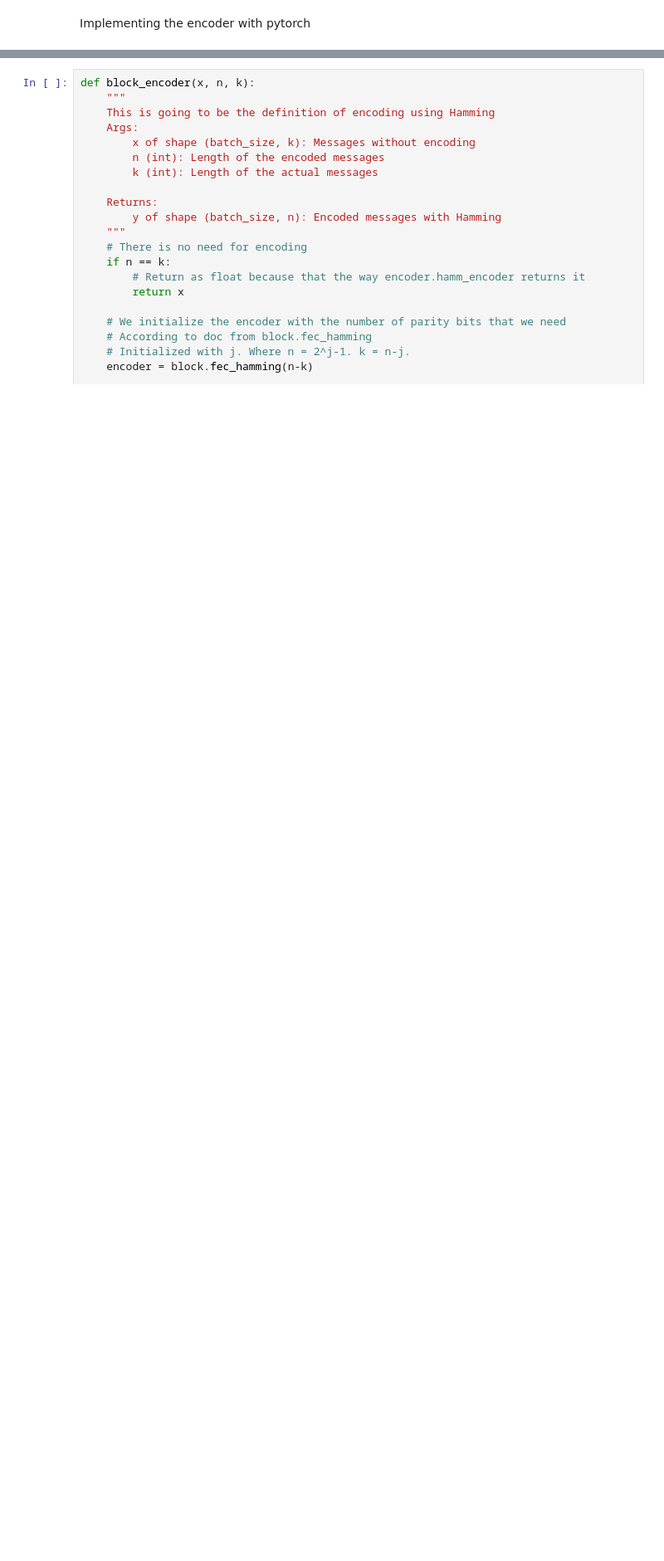
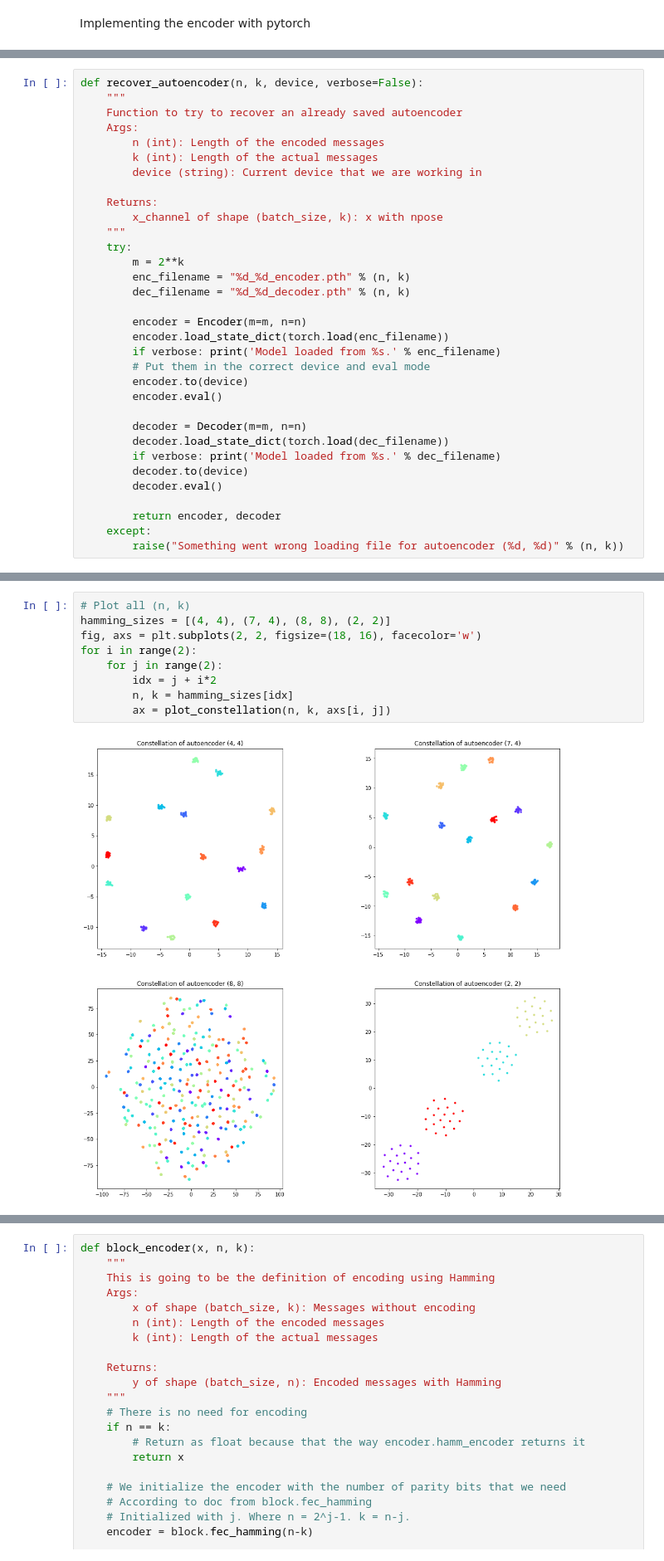
Before and after one commit to aponcedeleonch/Aalto-DL-for-Physical-Layer, a Jupyter notebook: project.ipynb, the cells around one changed output, grey strips where cells are left out. Shown at 83% size. Saved outputs shown, nothing was run; the diff lists cells and outputs as text; blank space fills up the shorter version.

```diff
--- a/project.ipynb
+++ b/project.ipynb
@@ -132,0 +360,33 @@ class Decoder(nn.Module):
+# %%
+def recover_autoencoder(n, k, device, verbose=False):
+    """
+    Function to try to recover an already saved autoencoder
+    Args:
+        n (int): Length of the encoded messages
+        k (int): Length of the actual messages
+        device (string): Current device that we are working in
+
+    Returns:
+        x_channel of shape (batch_size, k): x with npose
+    """
+    try:
+        m = 2**k
+        enc_filename = "%d_%d_encoder.pth" % (n, k)
+        dec_filename = "%d_%d_decoder.pth" % (n, k)
+
+        encoder = Encoder(m=m, n=n)
+        encoder.load_state_dict(torch.load(enc_filename))
+        if verbose: print('Model loaded from %s.' % enc_filename)
+        # Put them in the correct device and eval mode
+        encoder.to(device)
+        encoder.eval()
+
+        decoder = Decoder(m=m, n=n)
+        decoder.load_state_dict(torch.load(dec_filename))
+        if verbose: print('Model loaded from %s.' % dec_filename)
+        decoder.to(device)
+        decoder.eval()
+
+        return encoder, decoder
+    except:
+        raise("Something went wrong loading file for autoencoder (%d, %d)" % (n, k))
@@ -132,0 +453,11 @@ class Decoder(nn.Module):
+# %%
+# Plot all (n, k)
+hamming_sizes = [(4, 4), (7, 4), (8, 8), (2, 2)]
+fig, axs = plt.subplots(2, 2, figsize=(18, 16), facecolor='w')
+for i in range(2):
+    for j in range(2):
+        idx = j + i*2
+        n, k = hamming_sizes[idx]
+        ax = plot_constellation(n, k, axs[i, j])
+# %% [output]
+[figure, added]
```
Also changed, not shown: parts of 29 cells of this notebook, 1 other file.
